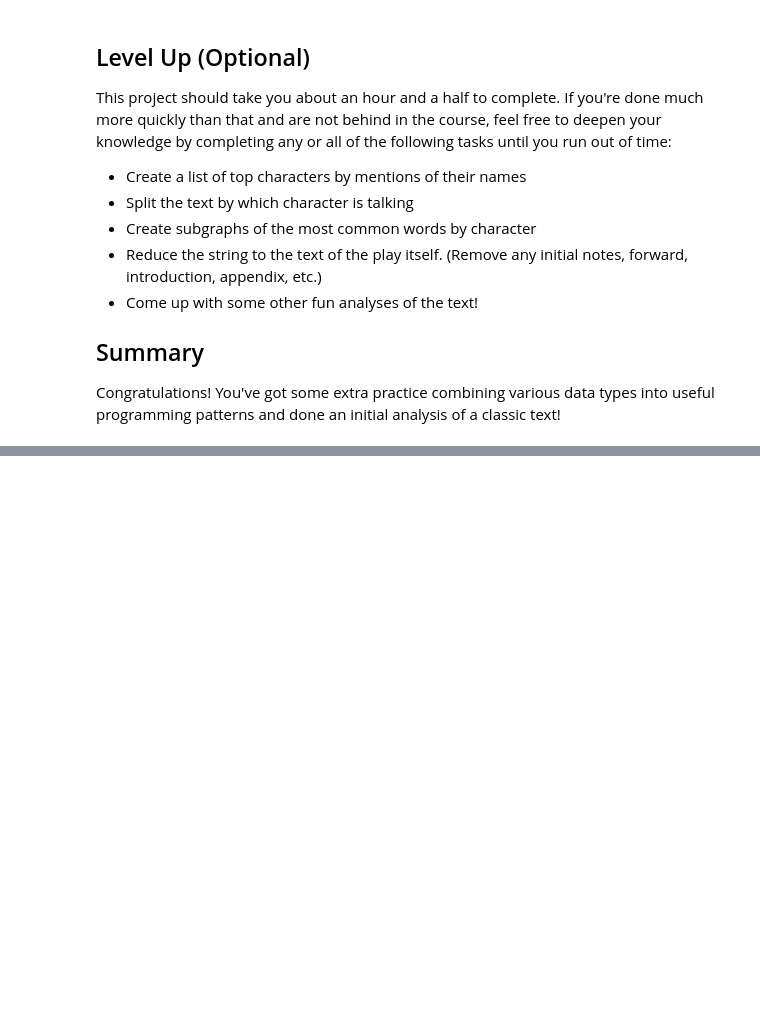
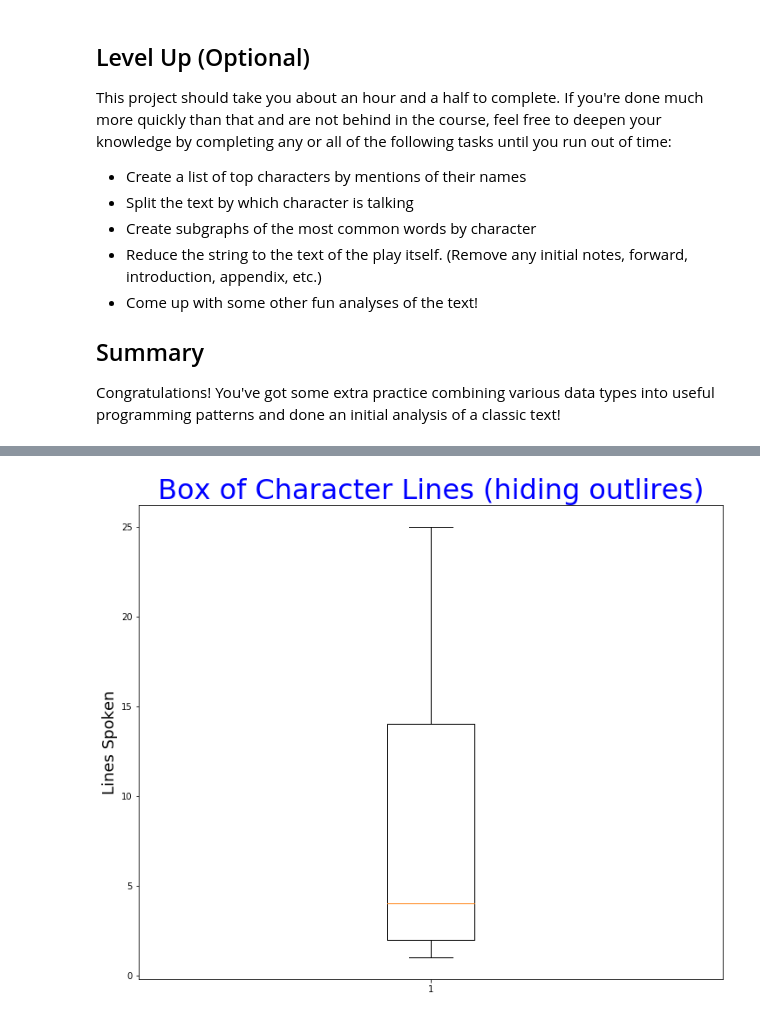
Before and after one commit to cwf231/dsc-analyzing-macbeth-project-v2-1-onl01-dtsc-pt-041320, a Jupyter notebook: index.ipynb, the cells around one changed output, grey strips where cells are left out. Drawn from its saved outputs; the diff is of its cells as text; code cells hidden in the pictures; blank space fills up the shorter version.

```diff
--- a/index.ipynb
+++ b/index.ipynb
@@ -99,0 +246,8 @@ Congratulations! You've got some extra practice combining various data types int
+# %%
+plt.figure(figsize=(12, 10))
+plt.boxplot([x[1] for x in charactercount], showfliers=False)
+plt.title('Box of Character Lines (hiding outlires)', fontdict={'fontsize': 32}, color='blue')
+plt.ylabel('Lines Spoken', fontdict={'fontsize': 18})
+plt.show()
+# %% [output]
+[figure, added]
```
Also changed, not shown: parts of 8 cells of this notebook.
